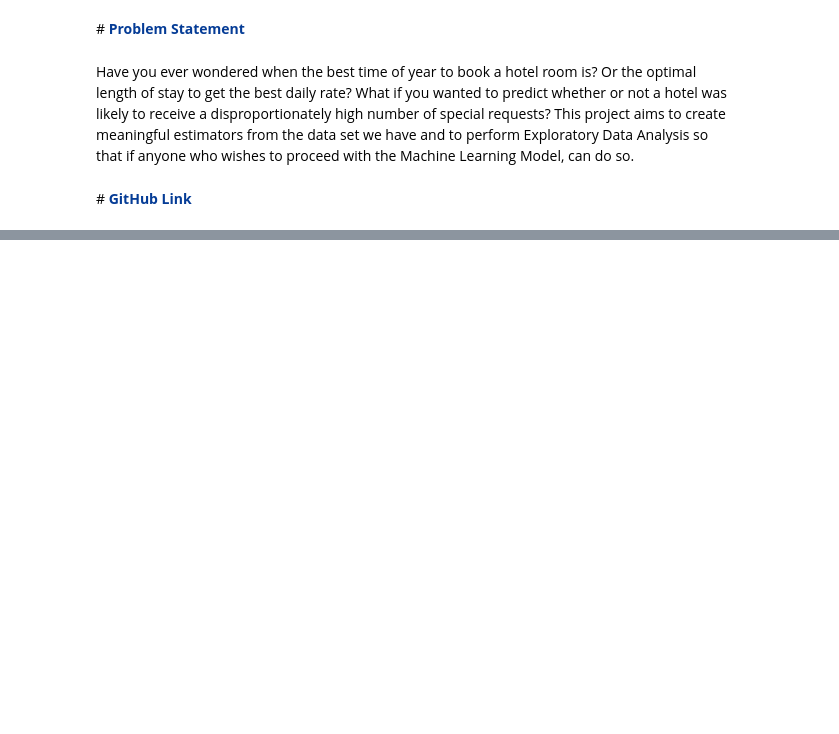
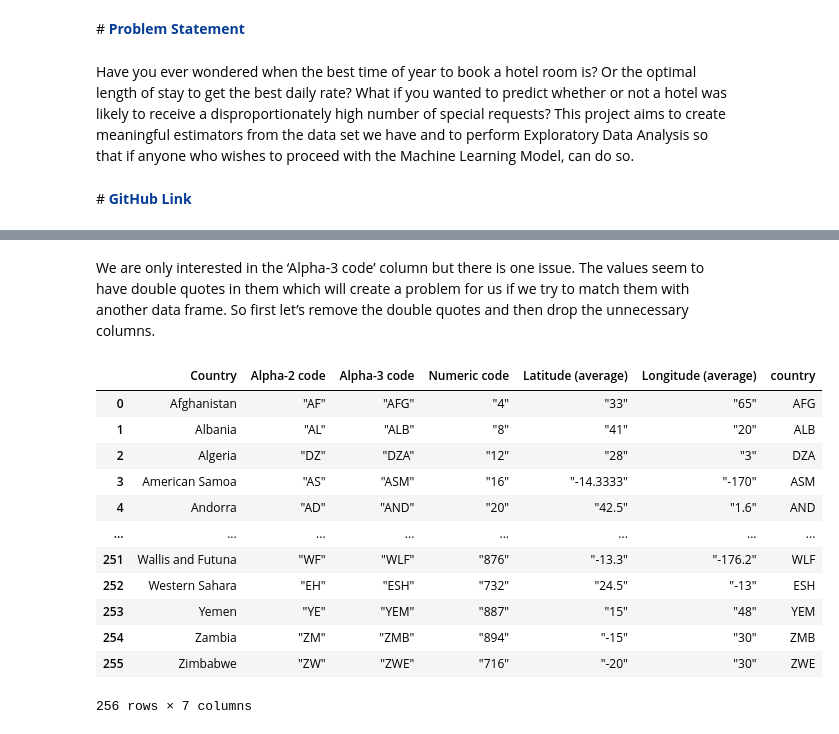
Before and after one commit to Naveen-King/EDA-Hotel-booking-Analysis, a Jupyter notebook: EDA_Hotel_booking_Analysis.ipynb, the cells around one changed output, grey strips where cells are left out. Saved outputs shown, nothing was run; the diff lists cells and outputs as text; code cells hidden in the pictures; blank space fills up the shorter version.

```diff
--- a/EDA_Hotel_booking_Analysis.ipynb
+++ b/EDA_Hotel_booking_Analysis.ipynb
@@ -18,0 +272,3 @@ Have you ever wondered when the best time of year to book a hotel room is? Or th
+# %%
+country_code = pd.read_csv('/content/drive/MyDrive/Capstone Project/countries_codes_and_coordinates.csv')
+country_code
@@ -18,0 +289,19 @@ Have you ever wondered when the best time of year to book a hotel room is? Or th
+# %% [markdown]
+We are only interested in the ‘Alpha-3 code’ column but there is one issue. The values seem to have double quotes in them which will create a problem for us if we try to match them with another data frame. So first let’s remove the double quotes and then drop the unnecessary columns.
+# %%
+country_code['country'] = country_code['Alpha-3 code'].str.replace('"','')
+country_code
+# %% [output]
+|  | Country | Alpha-2 code | Alpha-3 code | Numeric code | Latitude (average) | Longitude (average) | country |
+| 0 | Afghanistan | "AF" | "AFG" | "4" | "33" | "65" | AFG |
+| 1 | Albania | "AL" | "ALB" | "8" | "41" | "20" | ALB |
+| 2 | Algeria | "DZ" | "DZA" | "12" | "28" | "3" | DZA |
+| 3 | American Samoa | "AS" | "ASM" | "16" | "-14.3333" | "-170" | ASM |
+| 4 | Andorra | "AD" | "AND" | "20" | "42.5" | "1.6" | AND |
+| ... | ... | ... | ... | ... | ... | ... | ... |
+| 251 | Wallis and Futuna | "WF" | "WLF" | "876" | "-13.3" | "-176.2" | WLF |
+| 252 | Western Sahara | "EH" | "ESH" | "732" | "24.5" | "-13" | ESH |
+| 253 | Yemen | "YE" | "YEM" | "887" | "15" | "48" | YEM |
+| 254 | Zambia | "ZM" | "ZMB" | "894" | "-15" | "30" | ZMB |
+| 255 | Zimbabwe | "ZW" | "ZWE" | "716" | "-20" | "30" | ZWE |
+256 rows × 7 columns
```
Also changed, not shown: parts of 48 cells of this notebook.
